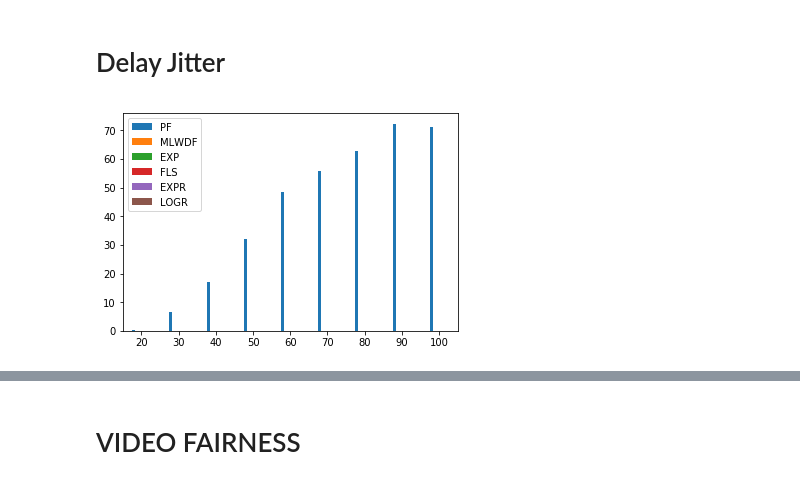
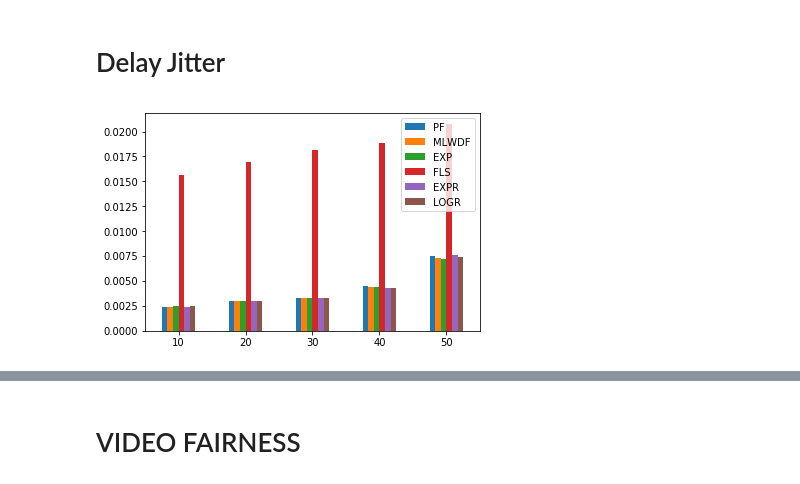
Before and after one commit to gdbranco/lte-sim-dev-new, a Jupyter notebook: myStuff/scripts/Statistics.ipynb, the cells around one changed output, grey strips where cells are left out. Drawn from its saved outputs; the diff is of its cells as text; code cells hidden in the pictures.

Commit message:
RunSingleCell até 100 users

```diff
--- a/myStuff/scripts/Statistics.ipynb
+++ b/myStuff/scripts/Statistics.ipynb
@@ -202,24 +193,25 @@ class LTEParser:
                 fairnessPerApp[app]["FairnessIndex"] = fairnessPerApp[app]["SquaredSum"] / division if division > 0 else 1
         return fairnessPerApp
 # %%
-base = "../../../Simulations/Raw/Interference_2"
+base = "../../../Simulations/SingleCell/TRACE"
 ext = ".gz"
-until = 3
-files = {1: {30: {20: [], 30: [], 40: [], 50: [], 60: [], 70: [], 80: [], 90: [], 100: []},
-            120: {20: [], 30: [], 40: [], 50: [], 60: [], 70: [], 80: [], 90: [], 100: []}},
-         2: {30: {20: [], 30: [], 40: [], 50: [], 60: [], 70: [], 80: [], 90: [], 100: []},
-            120: {20: [], 30: [], 40: [], 50: [], 60: [], 70: [], 80: [], 90: [], 100: []}},
-         3: {30: {20: [], 30: [], 40: [], 50: [], 60: [], 70: [], 80: [], 90: [], 100: []},
-            120: {20: [], 30: [], 40: [], 50: [], 60: [], 70: [], 80: [], 90: [], 100: []}},
-         4: {30: {20: [], 30: [], 40: [], 50: [], 60: [], 70: [], 80: [], 90: [], 100: []},
-            120: {20: [], 30: [], 40: [], 50: [], 60: [], 70: [], 80: [], 90: [], 100: []}},
-         5: {30: {20: [], 30: [], 40: [], 50: [], 60: [], 70: [], 80: [], 90: [], 100: []},
-            120: {20: [], 30: [], 40: [], 50: [], 60: [], 70: [], 80: [], 90: [], 100: []}},
-         6: {30: {20: [], 30: [], 40: [], 50: [], 60: [], 70: [], 80: [], 90: [], 100: []},
-            120: {20: [], 30: [], 40: [], 50: [], 60: [], 70: [], 80: [], 90: [], 100: []}}}
+until = 11
+users = 51
+files = {1: {30: {10: [], 20: [], 30: [], 40: [], 50: [], 60: [], 70: [], 80: [], 90: [], 100: []},
+            120: {10: [], 20: [], 30: [], 40: [], 50: [], 60: [], 70: [], 80: [], 90: [], 100: []}},
+         2: {30: {10: [], 20: [], 30: [], 40: [], 50: [], 60: [], 70: [], 80: [], 90: [], 100: []},
+            120: {10: [], 20: [], 30: [], 40: [], 50: [], 60: [], 70: [], 80: [], 90: [], 100: []}},
+         3: {30: {10: [], 20: [], 30: [], 40: [], 50: [], 60: [], 70: [], 80: [], 90: [], 100: []},
+            120: {10: [], 20: [], 30: [], 40: [], 50: [], 60: [], 70: [], 80: [], 90: [], 100: []}},
+         4: {30: {10: [], 20: [], 30: [], 40: [], 50: [], 60: [], 70: [], 80: [], 90: [], 100: []},
+            120: {10: [], 20: [], 30: [], 40: [], 50: [], 60: [], 70: [], 80: [], 90: [], 100: []}},
+         5: {30: {10: [], 20: [], 30: [], 40: [], 50: [], 60: [], 70: [], 80: [], 90: [], 100: []},
+            120: {10: [], 20: [], 30: [], 40: [], 50: [], 60: [], 70: [], 80: [], 90: [], 100: []}},
+         6: {30: {10: [], 20: [], 30: [], 40: [], 50: [], 60: [], 70: [], 80: [], 90: [], 100: []},
+            120: {10: [], 20: [], 30: [], 40: [], 50: [], 60: [], 70: [], 80: [], 90: [], 100: []}}}
 for sched in range(1,7):
-    for ue in range(20, 101, 10):
-        for vel in [30, 120]:
+    for ue in range(10, users, 10):
+        for vel in [30]:
             for count in range(1,until):
                 file = "/SCHED_" + str(sched) + "_UE_" + str(ue) + "_V_" + str(vel) +"_D_0.1_" + str(count)
                 filename = base + file + ext
@@ -250,7 +260,7 @@ PLRINFBUF = {1: [], 2: [], 3: [], 4: [], 5: [], 6: []}
 #GERAL
 PACKETLOSS = {1: [], 2: [], 3: [], 4: [], 5: [], 6: []}
 for sched in GPUTSVIDEO:
-    for ue in range(20, 101, 10):
+    for ue in range(10, users, 10):
         info = LTEParser.parse(files[sched][30][ue], 100)
         #VIDEO
         GPUTSVIDEO[sched].append(info[0])
@@ -357,12 +363,12 @@ dfGPUTVIDEO
 # %%
 dfDELAYVIDEO = pd.DataFrame({'PF': DELAYVIDEO[1], 'MLWDF': DELAYVIDEO[2], 'EXP': DELAYVIDEO[3],
                             'FLS': DELAYVIDEO[4], 'EXPR': DELAYVIDEO[5], 'LOGR': DELAYVIDEO[6]},
-                           index=[20,30,40,50,60,70,80,90,100])
+                           index=[10,20,30,40,50])
 plot = dfDELAYVIDEO.plot.bar(rot=0)
 fig = plot.get_figure()
 fig.savefig("./pdfs/DelayVideoPF.pdf", bbox_inches='tight')
 # %% [output]
-[figure, old version]
+[figure, new version]
 # %%
 dfDELAYVIDEO = pd.DataFrame({'MLWDF': DELAYVIDEO[2], 'EXP': DELAYVIDEO[3],
                             'FLS': DELAYVIDEO[4], 'EXPR': DELAYVIDEO[5], 'LOGR': DELAYVIDEO[6]},
```
Also changed, not shown: parts of 30 cells of this notebook, 21 other files.
